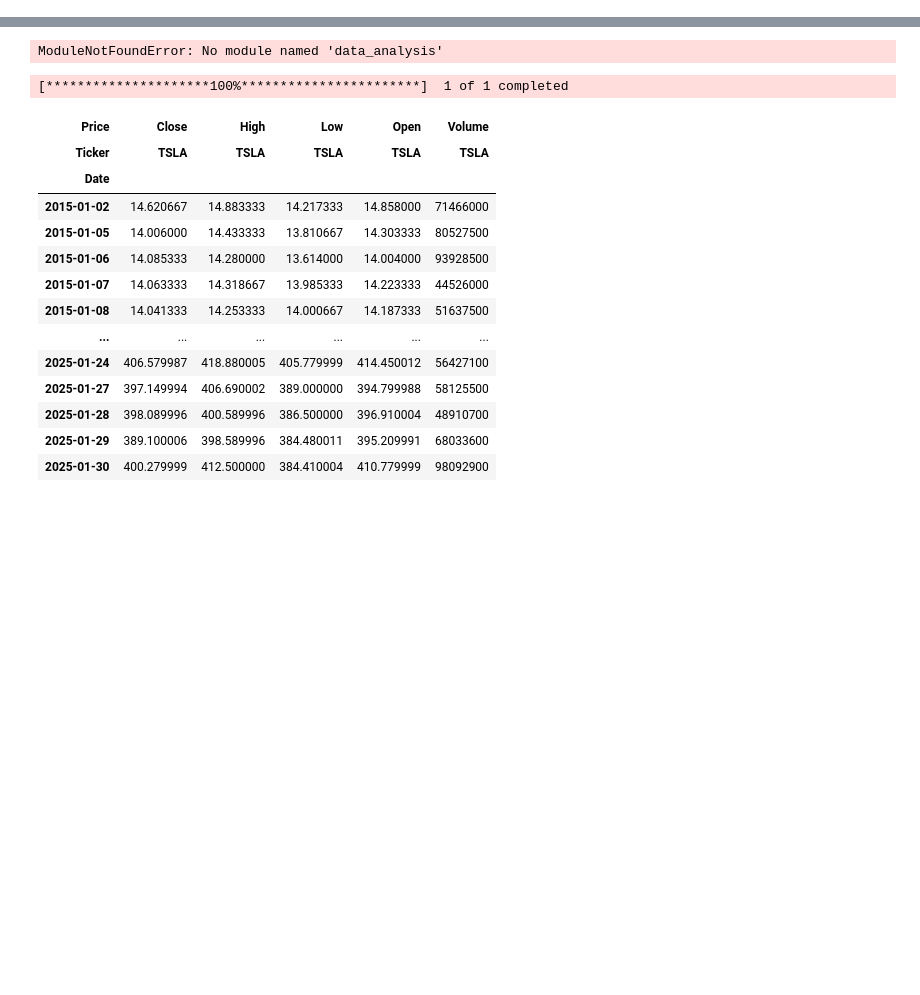
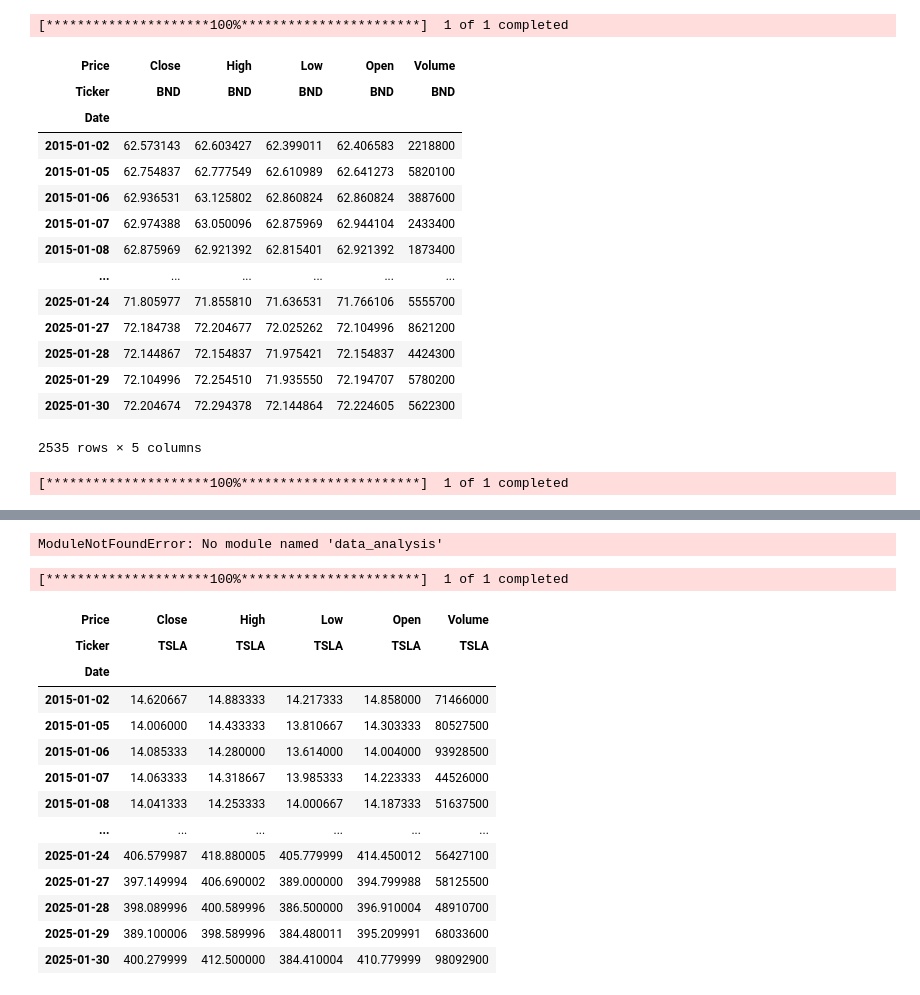
Before and after one commit to surak-alf/portfolio_management_optimization, a Jupyter notebook: notebook/data_exploratory_and_preprocessor.ipynb, the cells around one changed output, grey strips where cells are left out. Drawn from its saved outputs; the diff is of its cells as text; code cells hidden in the pictures; blank space fills up the shorter version.

```diff
--- a/notebook/data_exploratory_and_preprocessor.ipynb
+++ b/notebook/data_exploratory_and_preprocessor.ipynb
@@ -16,0 +42,26 @@ sys.path.append(scripts_dir)
+# %%
+bnd_data = fetch_data("BND", "2015-01-01", "2025-01-31")
+# %% [output]
+[*********************100%***********************]  1 of 1 completed
+# %%
+bnd_data
+# %% [output]
+| Price | Close | High | Low | Open | Volume |
+| Ticker | BND | BND | BND | BND | BND |
+| Date |  |  |  |  |  |
+| 2015-01-02 | 62.573143 | 62.603427 | 62.399011 | 62.406583 | 2218800 |
+| 2015-01-05 | 62.754837 | 62.777549 | 62.610989 | 62.641273 | 5820100 |
+| 2015-01-06 | 62.936531 | 63.125802 | 62.860824 | 62.860824 | 3887600 |
+| 2015-01-07 | 62.974388 | 63.050096 | 62.875969 | 62.944104 | 2433400 |
+| 2015-01-08 | 62.875969 | 62.921392 | 62.815401 | 62.921392 | 1873400 |
+| ... | ... | ... | ... | ... | ... |
+| 2025-01-24 | 71.805977 | 71.855810 | 71.636531 | 71.766106 | 5555700 |
+| 2025-01-27 | 72.184738 | 72.204677 | 72.025262 | 72.104996 | 8621200 |
+| 2025-01-28 | 72.144867 | 72.154837 | 71.975421 | 72.154837 | 4424300 |
+| 2025-01-29 | 72.104996 | 72.254510 | 71.935550 | 72.194707 | 5780200 |
+| 2025-01-30 | 72.204674 | 72.294378 | 72.144864 | 72.224605 | 5622300 |
+2535 rows × 5 columns
+# %%
+spy_data = fetch_data("SPY", "2015-01-01", "2025-01-31")
+# %% [output]
+[*********************100%***********************]  1 of 1 completed
```
Also changed, not shown: parts of 4 cells of this notebook.
